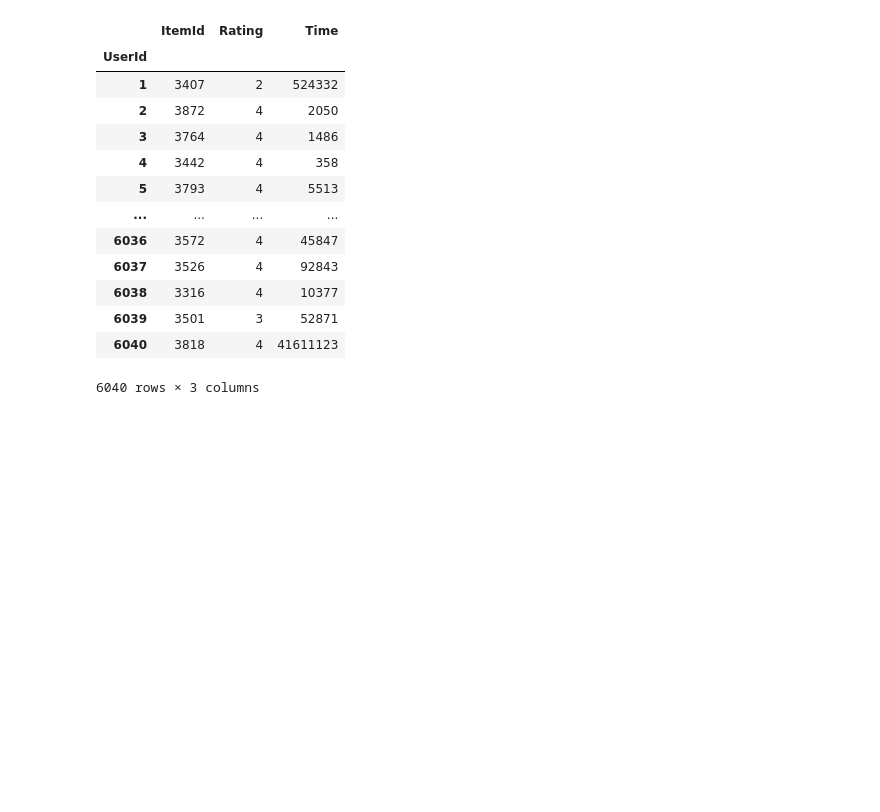
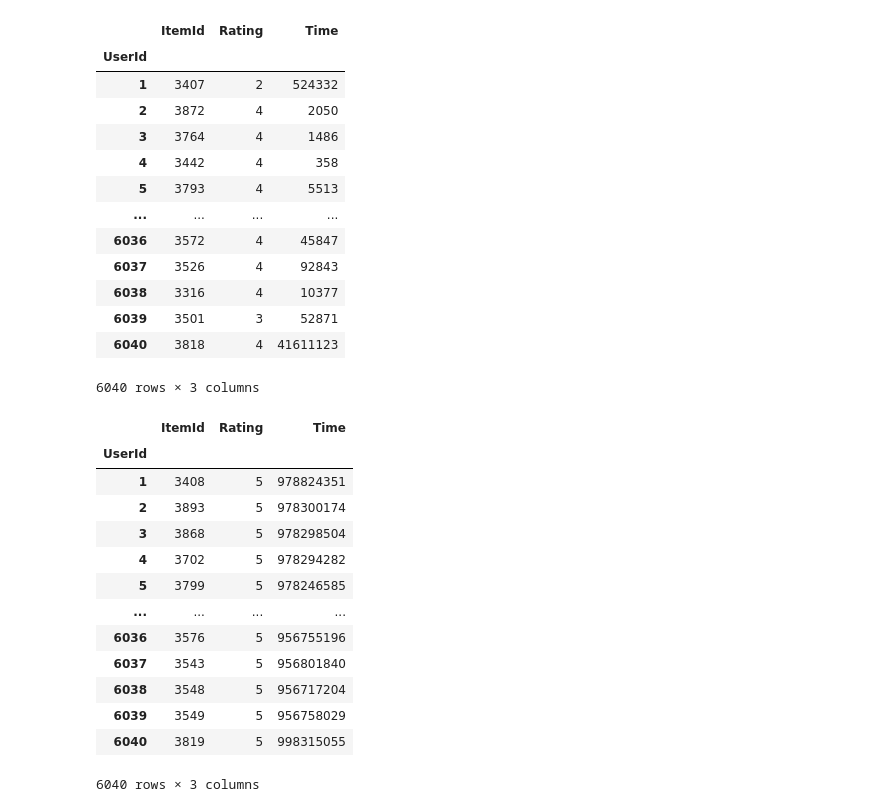
Before and after one commit to estela19/AIFFEL, a Jupyter notebook: exp12/baseline.ipynb, the cells around one changed output. Cells and saved outputs as stored; diff of their text form; code cells hidden in the pictures; blank space fills up the shorter version.

```diff
--- a/exp12/baseline.ipynb
+++ b/exp12/baseline.ipynb
@@ -65,3 +65,20 @@ data.groupby('UserId').max() - data.groupby('UserId').min()
 | 6039 | 3501 | 3 | 52871 |
 | 6040 | 3818 | 4 | 41611123 |
 6040 rows × 3 columns
+# %%
+data.groupby('UserId').max()
+# %% [output]
+|  | ItemId | Rating | Time |
+| UserId |  |  |  |
+| 1 | 3408 | 5 | 978824351 |
+| 2 | 3893 | 5 | 978300174 |
+| 3 | 3868 | 5 | 978298504 |
+| 4 | 3702 | 5 | 978294282 |
+| 5 | 3799 | 5 | 978246585 |
+| ... | ... | ... | ... |
+| 6036 | 3576 | 5 | 956755196 |
+| 6037 | 3543 | 5 | 956801840 |
+| 6038 | 3548 | 5 | 956717204 |
+| 6039 | 3549 | 5 | 956758029 |
+| 6040 | 3819 | 5 | 998315055 |
+6040 rows × 3 columns
```
Also changed, not shown: parts of 42 cells of this notebook, 1 other file.
